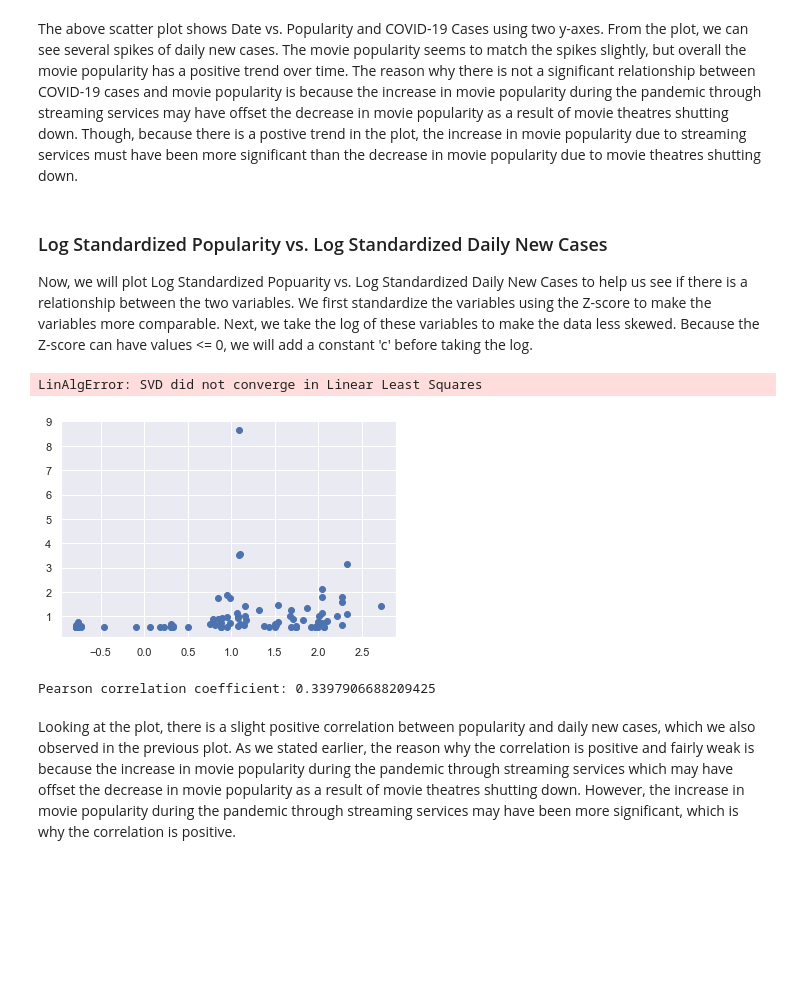
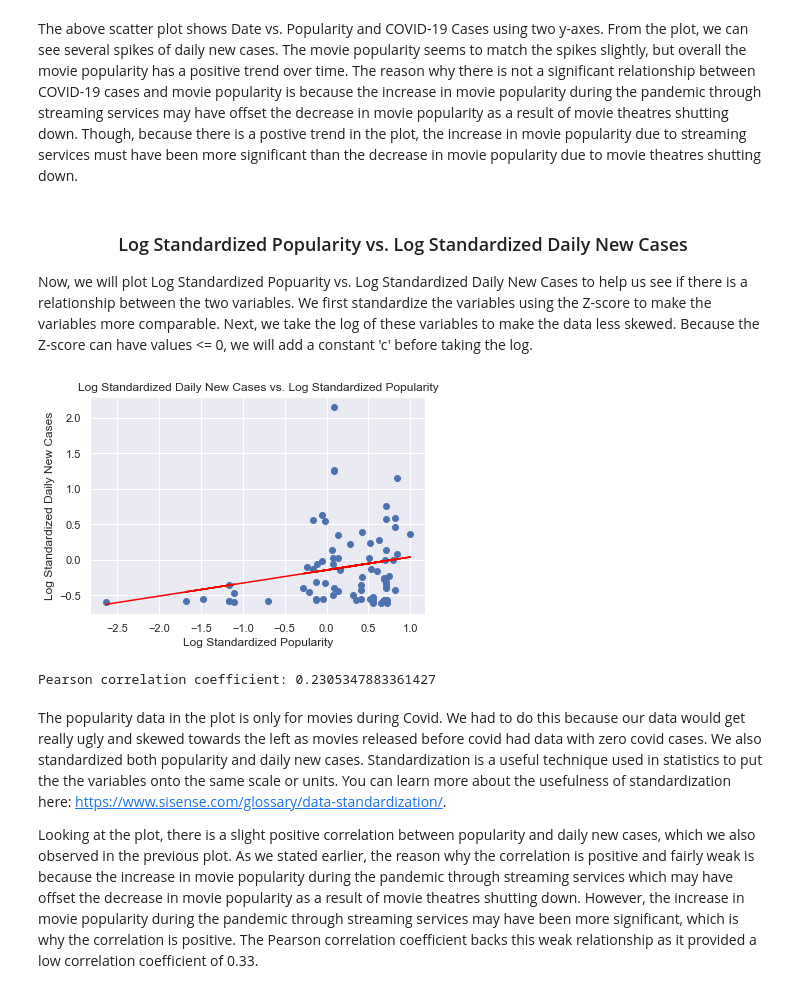
Before and after one commit to stan-GH/final-tutorial, a Jupyter notebook: final_tutorial.ipynb, the cells around one changed output. Drawn from its saved outputs; the diff is of its cells as text; code cells hidden in the pictures; blank space fills up the shorter version.

Commit message:
Fixed plot that had skewed data. Added a little bit of prose. Centered headings

```diff
--- a/final_tutorial.ipynb
+++ b/final_tutorial.ipynb
@@ -500,48 +518,65 @@ pyplot.show()
 # %% [markdown]
 The above scatter plot shows Date vs. Popularity and COVID-19 Cases using two y-axes. From the plot, we can see several spikes of daily new cases. The movie popularity seems to match the spikes slightly, but overall the movie popularity has a positive trend over time. The reason why there is not a significant relationship between COVID-19 cases and movie popularity is because the increase in movie popularity during the pandemic through streaming services may have offset the decrease in movie popularity as a result of movie theatres shutting down. Though, because there is a postive trend in the plot, the increase in movie popularity due to streaming services must have been more significant than the decrease in movie popularity due to movie theatres shutting down.
 # %% [markdown]
-<h3> Log Standardized Popularity vs. Log Standardized Daily New Cases </h3>
+<center> <h3> Log Standardized Popularity vs. Log Standardized Daily New Cases </h3> </center>
 
 Now, we will plot Log Standardized Popuarity vs. Log Standardized Daily New Cases to help us see if there is a relationship between the two variables. We first standardize the variables using the Z-score to make the variables more comparable. Next, we take the log of these variables to make the data less skewed. Because the Z-score can have values <= 0, we will add a constant 'c' before taking the log.
 # %%
 # Extracts appropriate columns.
-popularity, daily_new_cases = moviesDF['popularity'], moviesDF['daily_new_cases']
+# popularity, daily_new_cases = moviesDF['popularity'], moviesDF['daily_new_cases']
+
+daily_new_cases = []
+popularity = []
+for i, row in moviesDF.iterrows():
+    if moviesDF.at[i, 'during_covid'] == True:
+        daily_new_cases.append(moviesDF.at[i, 'daily_new_cases'])
+        popularity.append(moviesDF.at[i, 'popularity'])
 
 # Standardizes columns using Z-score.
-moviesDF['standardized popularity'] = (popularity - popularity.mean()) / popularity.std()
-moviesDF['standardized daily new cases'] = (daily_new_cases - daily_new_cases.mean()) / daily_new_cases.std()
+standardized_pop = (popularity - statistics.mean(popularity)) / statistics.stdev(popularity)
+standardized_new_cases = (daily_new_cases - statistics.mean(daily_new_cases)) / statistics.stdev(daily_new_cases)
 
 # Takes the log of Z-score.
 c = 1
-popularity_log = [np.log(x + c) for x in moviesDF['standardized popularity']]
-cases_log = [np.log(x + c) for x in moviesDF['standardized daily new cases']]
+popularity_log = [np.log(x + c) for x in standardized_pop]
+cases_log = [np.log(x + c) for x in standardized_new_cases]
+
+cases_log_without_nan = []
+popularity_log_without_nan = []
+
+#Removes nan values from both cases log and popularity log
+for i in range(0, len(cases_log)):
+    if not math.isnan(cases_log[i]):
+        cases_log_without_nan.append(cases_log[i])
+        popularity_log_without_nan.append(popularity_log[i])
 
 # Gets x and y variables to plot.
-x, y = pd.Series(cases_log), pd.Series(popularity_log)
+x, y = pd.Series(cases_log_without_nan), pd.Series(popularity_log_without_nan)
 
-# Creates scatter plot.
+# # Creates scatter plot.
 fig1, ax1 = pyplot.subplots()
 ax1.scatter(x, y)
 
-# Creates linear regression line.
+# # # Creates linear regression line.
 m, b = np.polyfit(x, y, deg=1)
 pyplot.plot(x, m*x + b, color="red")
 
-# Adjusts plot axes.
+# # Adjusts plot axes.
 ax1.set_title("Log Standardized Daily New Cases vs. Log Standardized Popularity")
 ax1.set_xlabel("Log Standardized Popularity")
 ax1.set_ylabel("Log Standardized Daily New Cases")
 
 pyplot.show()
 # %% [output]
-LinAlgError: SVD did not converge in Linear Least Squares
-[figure, old version]
+[figure, new version]
 # %%
 # Calculates Pearson correlation coefficient.
 corr, _ = pearsonr(x, y)
 print(f"Pearson correlation coefficient: {corr}")
 # %% [output]
-Pearson correlation coefficient: 0.3397906688209425
+Pearson correlation coefficient: 0.2305347883361427
 # %% [markdown]
-Looking at the plot, there is a slight positive correlation between popularity and daily new cases, which we also observed in the previous plot. As we stated earlier, the reason why the correlation is positive and fairly weak is because the increase in movie popularity during the pandemic through streaming services which may have offset the decrease in movie popularity as a result of movie theatres shutting down. However, the increase in movie popularity during the pandemic through streaming services may have been more significant, which is why the correlation is positive.
+The popularity data in the plot is only for movies during Covid. We had to do this because our data would get really ugly and skewed towards the left as movies released before covid had data with zero covid cases. We also standardized both popularity and daily new cases. Standardization is a useful technique used in statistics to put the the variables onto the same scale or units. You can learn more about the usefulness of standardization here: https://www.sisense.com/glossary/data-standardization/.
+
+Looking at the plot, there is a slight positive correlation between popularity and daily new cases, which we also observed in the previous plot. As we stated earlier, the reason why the correlation is positive and fairly weak is because the increase in movie popularity during the pandemic through streaming services which may have offset the decrease in movie popularity as a result of movie theatres shutting down. However, the increase in movie popularity during the pandemic through streaming services may have been more significant, which is why the correlation is positive. The Pearson correlation coefficient backs this weak relationship as it provided a low correlation coefficient of 0.33.
 # %% [markdown]
```
Also changed, not shown: parts of 22 cells of this notebook, 1 other file.
